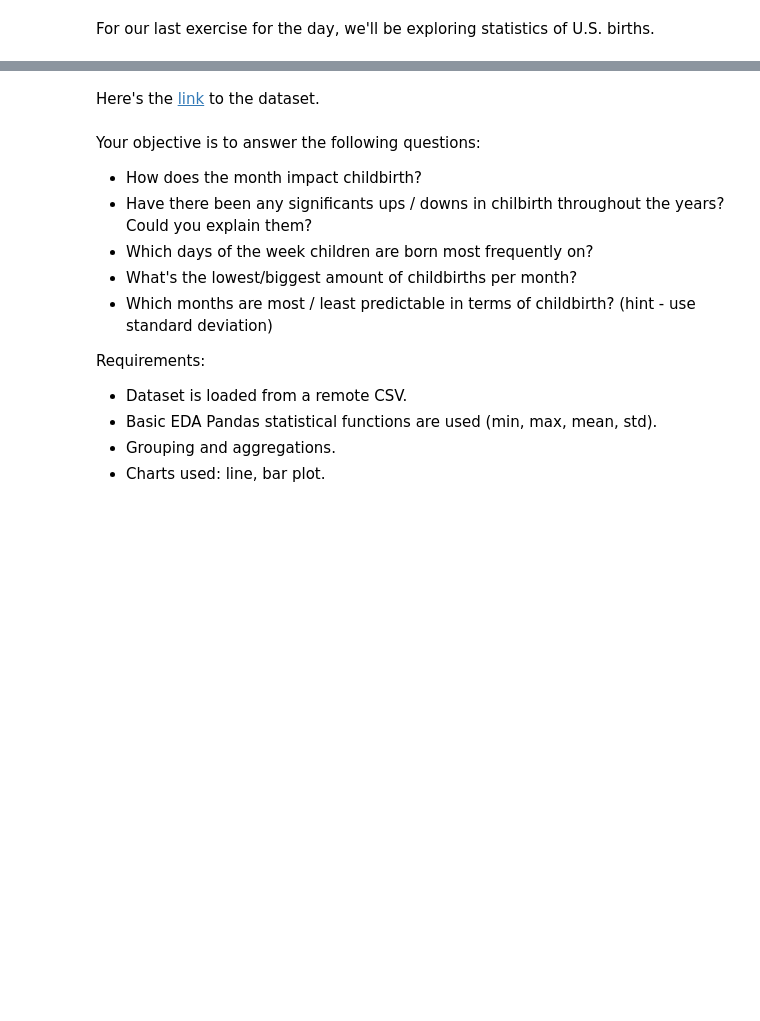
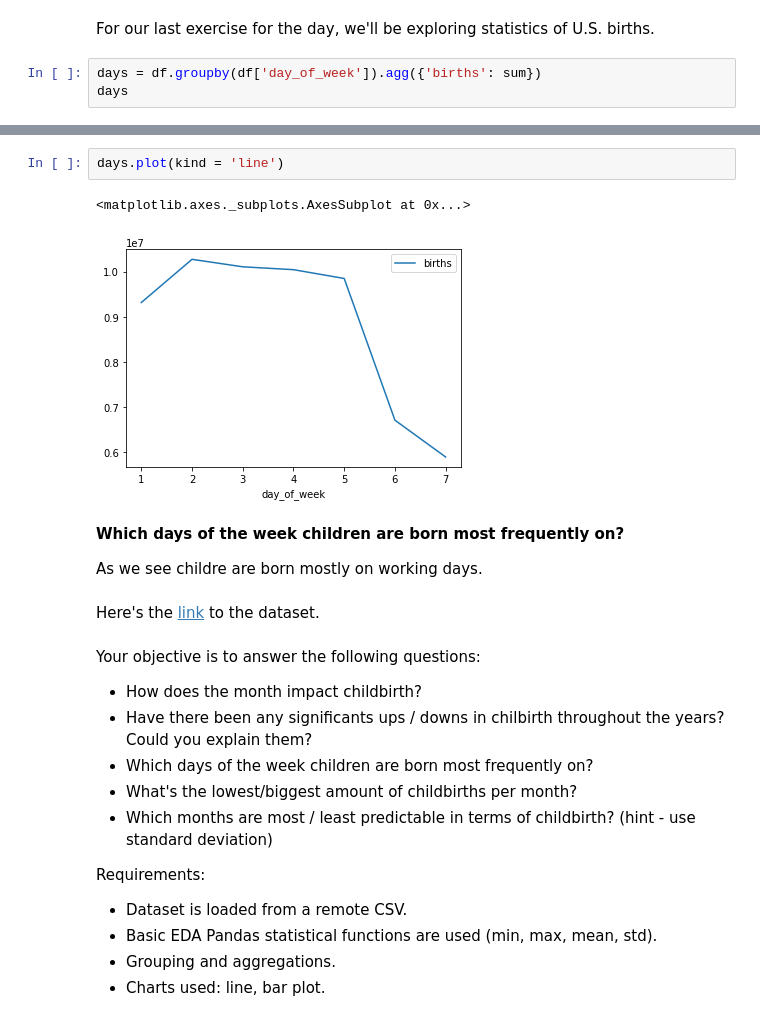
Before and after one commit to tomwrx/Data-Science-and-AI, a Jupyter notebook: Demo_subproject.ipynb, the cells around one changed output, grey strips where cells are left out. Saved outputs shown, nothing was run; the diff lists cells and outputs as text; blank space fills up the shorter version.

```diff
--- a/Demo_subproject.ipynb
+++ b/Demo_subproject.ipynb
@@ -350,2 +386,5 @@ As char shows, most successful years repeats appr. every 20 year, with wins peak
 # %% [markdown]
 For our last exercise for the day, we'll be exploring statistics of U.S. births.
+# %%
+days = df.groupby(df['day_of_week']).agg({'births': sum})
+days
@@ -352,3 +401,12 @@ For our last exercise for the day, we'll be exploring statistics of U.S. births.
+# %%
+days.plot(kind = 'line')
+# %% [output]
+<matplotlib.axes._subplots.AxesSubplot at 0x...>
+[figure, added]
+# %% [markdown]
+**Which days of the week children are born most frequently on?**
+
+As we see childre are born mostly on working days.
 # %% [markdown]
 Here's the [link](https://raw.githubusercontent.com/fivethirtyeight/data/master/births/US_births_2000-2014_SSA.csv) to the dataset.
 # %% [markdown]
```
Also changed, not shown: parts of 7 cells of this notebook.
